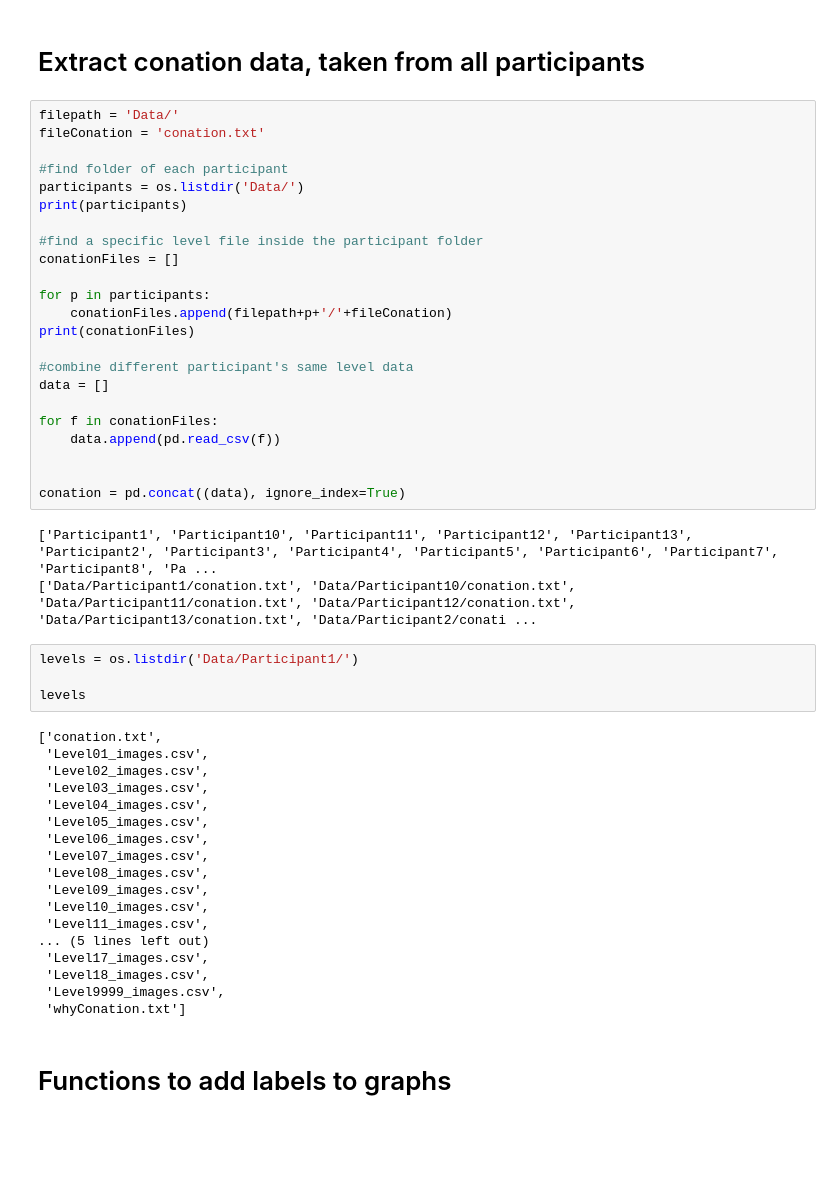
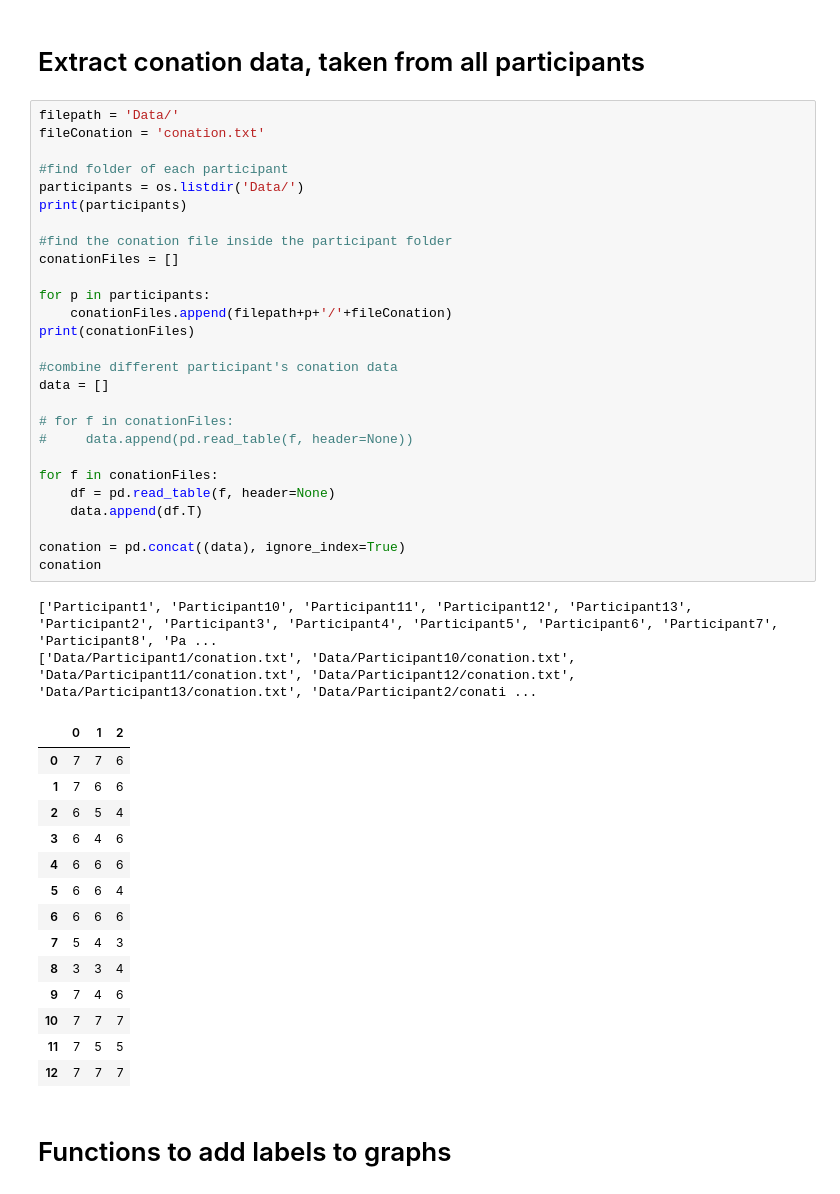
Before and after one commit to dovii/MPC-Data-Analysis, a Jupyter notebook: Continuation.ipynb, the cells around one changed output. Cells and saved outputs as stored; diff of their text form; blank space fills up the shorter version.

```diff
--- a/Continuation.ipynb
+++ b/Continuation.ipynb
@@ -40,51 +37,47 @@ p1
 # %%
 filepath = 'Data/'
 fileConation = 'conation.txt'
 
 #find folder of each participant
 participants = os.listdir('Data/')
 print(participants)
 
-#find a specific level file inside the participant folder
+#find the conation file inside the participant folder
 conationFiles = []
 
 for p in participants:
     conationFiles.append(filepath+p+'/'+fileConation)
 print(conationFiles)
 
-#combine different participant's same level data
+#combine different participant's conation data
 data = []
 
+# for f in conationFiles:
+#     data.append(pd.read_table(f, header=None))
+
 for f in conationFiles:
-    data.append(pd.read_csv(f))
-
+    df = pd.read_table(f, header=None)
+    data.append(df.T)
 
 conation = pd.concat((data), ignore_index=True)
+conation
 # %% [output]
 ['Participant1', 'Participant10', 'Participant11', 'Participant12', 'Participant13', 'Participant2', 'Participant3', 'Participant4', 'Participant5', 'Participant6', 'Participant7', 'Participant8', 'Pa ...
 ['Data/Participant1/conation.txt', 'Data/Participant10/conation.txt', 'Data/Participant11/conation.txt', 'Data/Participant12/conation.txt', 'Data/Participant13/conation.txt', 'Data/Participant2/conati ...
+|  | 0 | 1 | 2 |
+| 0 | 7 | 7 | 6 |
+| 1 | 7 | 6 | 6 |
+| 2 | 6 | 5 | 4 |
+| 3 | 6 | 4 | 6 |
+| 4 | 6 | 6 | 6 |
+| 5 | 6 | 6 | 4 |
+| 6 | 6 | 6 | 6 |
+| 7 | 5 | 4 | 3 |
+| 8 | 3 | 3 | 4 |
+| 9 | 7 | 4 | 6 |
+| 10 | 7 | 7 | 7 |
+| 11 | 7 | 5 | 5 |
+| 12 | 7 | 7 | 7 |
-# %%
-levels = os.listdir('Data/Participant1/')
-
-levels
-# %% [output]
-['conation.txt',
- 'Level01_images.csv',
- 'Level02_images.csv',
- 'Level03_images.csv',
- 'Level04_images.csv',
- 'Level05_images.csv',
- 'Level06_images.csv',
- 'Level07_images.csv',
- 'Level08_images.csv',
- 'Level09_images.csv',
- 'Level10_images.csv',
- 'Level11_images.csv',
-... (5 lines left out)
- 'Level17_images.csv',
- 'Level18_images.csv',
- 'Level9999_images.csv',
- 'whyConation.txt']
 # %% [markdown]
 # Functions to add labels to graphs
 # %%
```
Also changed, not shown: parts of 3 cells of this notebook.
